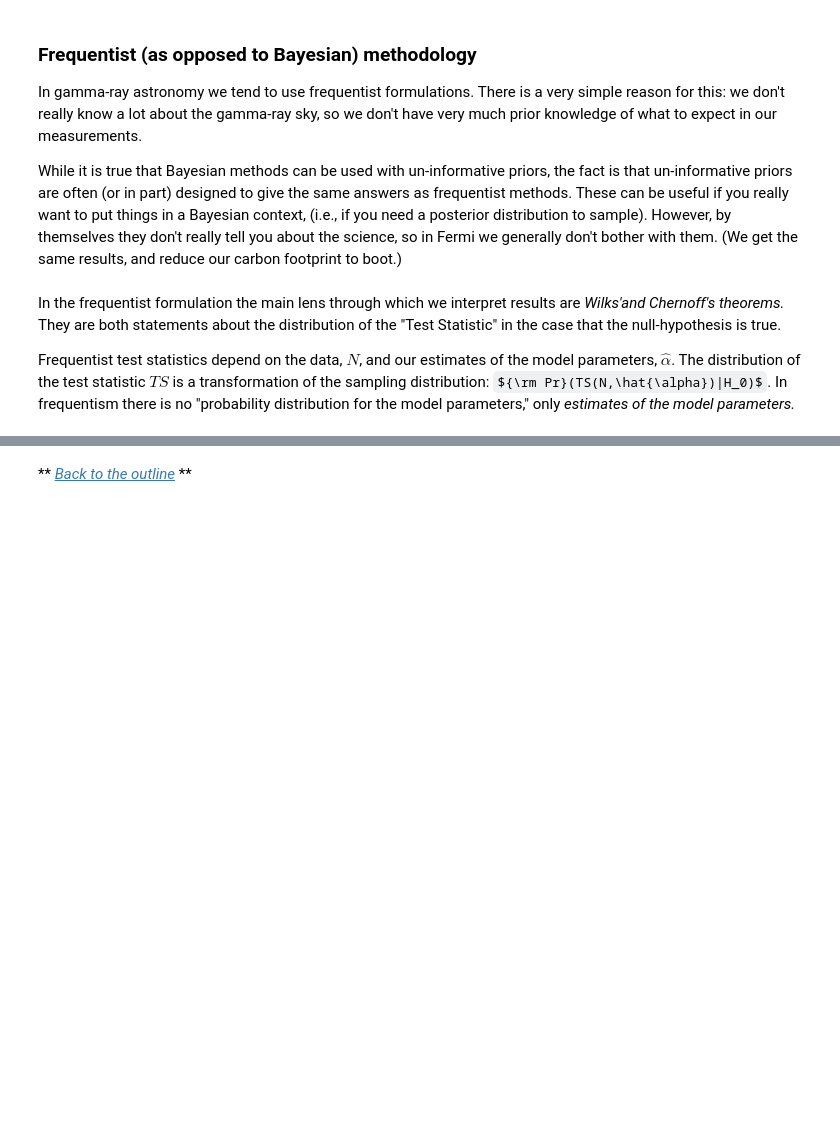
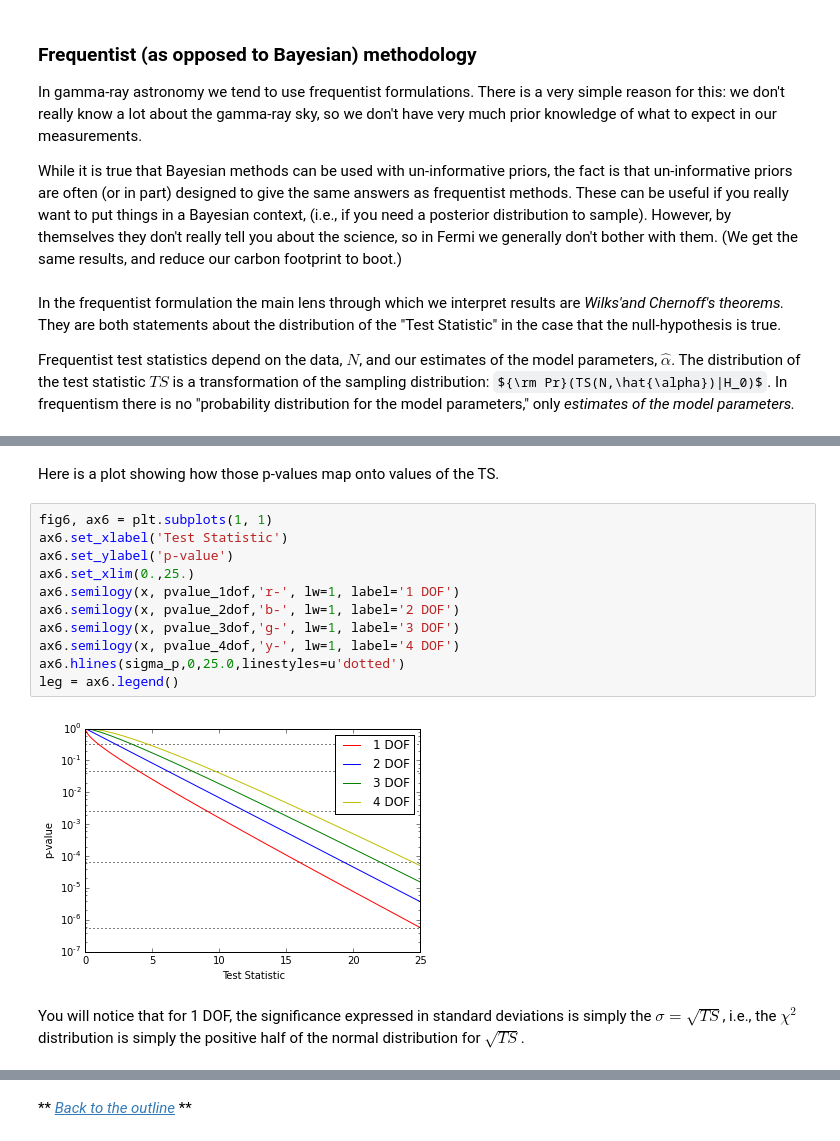
Before and after one commit to KIPAC/StatisticalMethods, a Jupyter notebook: examples/Fermi/FermiOverview.ipynb, the cells around one changed output, grey strips where cells are left out. Saved outputs shown, nothing was run; the diff lists cells and outputs as text; some formulas as TeX source; blank space fills up the shorter version.

```diff
--- a/examples/Fermi/FermiOverview.ipynb
+++ b/examples/Fermi/FermiOverview.ipynb
@@ -119,0 +185,17 @@ The negative log likelihood is:
+# %% [markdown]
+Here is a plot showing how those p-values map onto values of the TS.
+# %%
+fig6, ax6 = plt.subplots(1, 1)
+ax6.set_xlabel('Test Statistic')
+ax6.set_ylabel('p-value')
+ax6.set_xlim(0.,25.)
+ax6.semilogy(x, pvalue_1dof,'r-', lw=1, label='1 DOF')
+ax6.semilogy(x, pvalue_2dof,'b-', lw=1, label='2 DOF')
+ax6.semilogy(x, pvalue_3dof,'g-', lw=1, label='3 DOF')
+ax6.semilogy(x, pvalue_4dof,'y-', lw=1, label='4 DOF')
+ax6.hlines(sigma_p,0,25.0,linestyles=u'dotted')
+leg = ax6.legend()
+# %% [output]
+[figure, added]
+# %% [markdown]
+You will notice that for 1 DOF, the significance expressed in standard deviations is simply the $\sigma = \sqrt{TS}$, i.e., the $\chi^2$ distribution is simply the positive half of the normal distribution for $\sqrt{TS}$.
```
Also changed, not shown: parts of 20 cells of this notebook.
